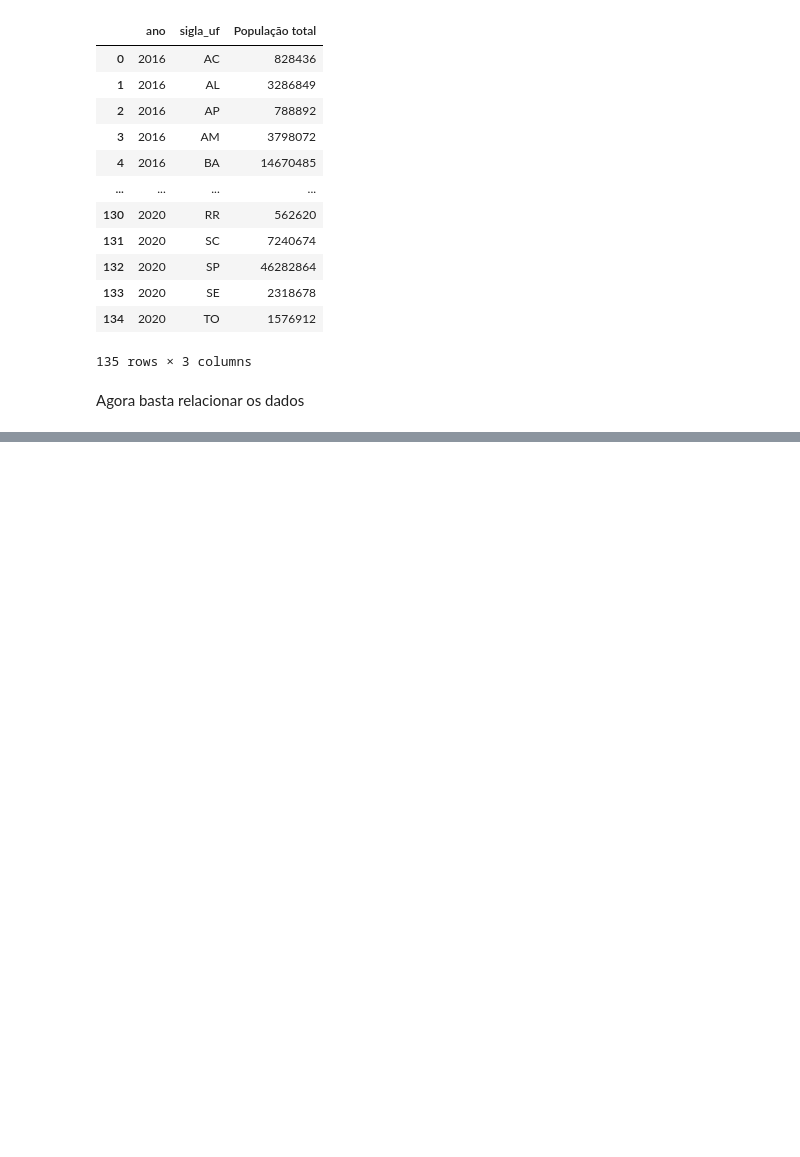
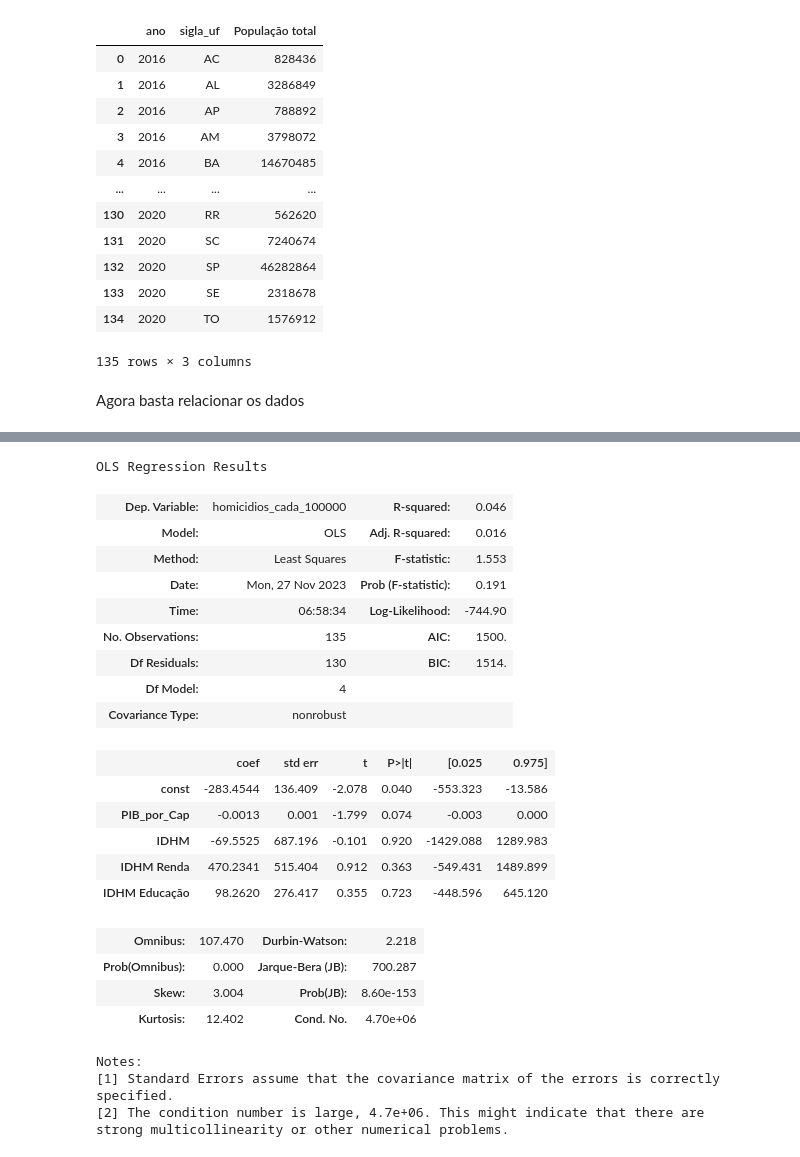
Before and after one commit to Iamiran1/Projeto-2---Ci-ncia-de-Dados, a Jupyter notebook: P2.ipynb, the cells around one changed output, grey strips where cells are left out. Cells and saved outputs as stored; diff of their text form; code cells hidden in the pictures; blank space fills up the shorter version.

```diff
--- a/P2.ipynb
+++ b/P2.ipynb
@@ -404,0 +425,32 @@ strong multicollinearity or other numerical problems.
+# %%
+X = dados_combinados[['PIB_por_Cap', 'IDHM',	'IDHM Renda',
+                      'IDHM Educação']]
+Y = dados_ate_2020['homicidios_cada_100000']
+
+results = regress(Y,X)
+results.summary()
+# %% [output]
+OLS Regression Results
+| Dep. Variable: | homicidios_cada_100000 | R-squared: | 0.046 |
+| Model: | OLS | Adj. R-squared: | 0.016 |
+| Method: | Least Squares | F-statistic: | 1.553 |
+| Date: | Mon, 27 Nov 2023 | Prob (F-statistic): | 0.191 |
+| Time: | 06:58:34 | Log-Likelihood: | -744.90 |
+| No. Observations: | 135 | AIC: | 1500. |
+| Df Residuals: | 130 | BIC: | 1514. |
+| Df Model: | 4 |  |  |
+| Covariance Type: | nonrobust |  |  |
+|  | coef | std err | t | P>|t| | [0.025 | 0.975] |
+| const | -283.4544 | 136.409 | -2.078 | 0.040 | -553.323 | -13.586 |
+| PIB_por_Cap | -0.0013 | 0.001 | -1.799 | 0.074 | -0.003 | 0.000 |
+| IDHM | -69.5525 | 687.196 | -0.101 | 0.920 | -1429.088 | 1289.983 |
+| IDHM Renda | 470.2341 | 515.404 | 0.912 | 0.363 | -549.431 | 1489.899 |
+| IDHM Educação | 98.2620 | 276.417 | 0.355 | 0.723 | -448.596 | 645.120 |
+| Omnibus: | 107.470 | Durbin-Watson: | 2.218 |
+| Prob(Omnibus): | 0.000 | Jarque-Bera (JB): | 700.287 |
+| Skew: | 3.004 | Prob(JB): | 8.60e-153 |
+| Kurtosis: | 12.402 | Cond. No. | 4.70e+06 |
+Notes:
+[1] Standard Errors assume that the covariance matrix of the errors is correctly specified.
+[2] The condition number is large, 4.7e+06. This might indicate that there are
+strong multicollinearity or other numerical problems.
```
Also changed, not shown: parts of 22 cells of this notebook, 1 other file.
